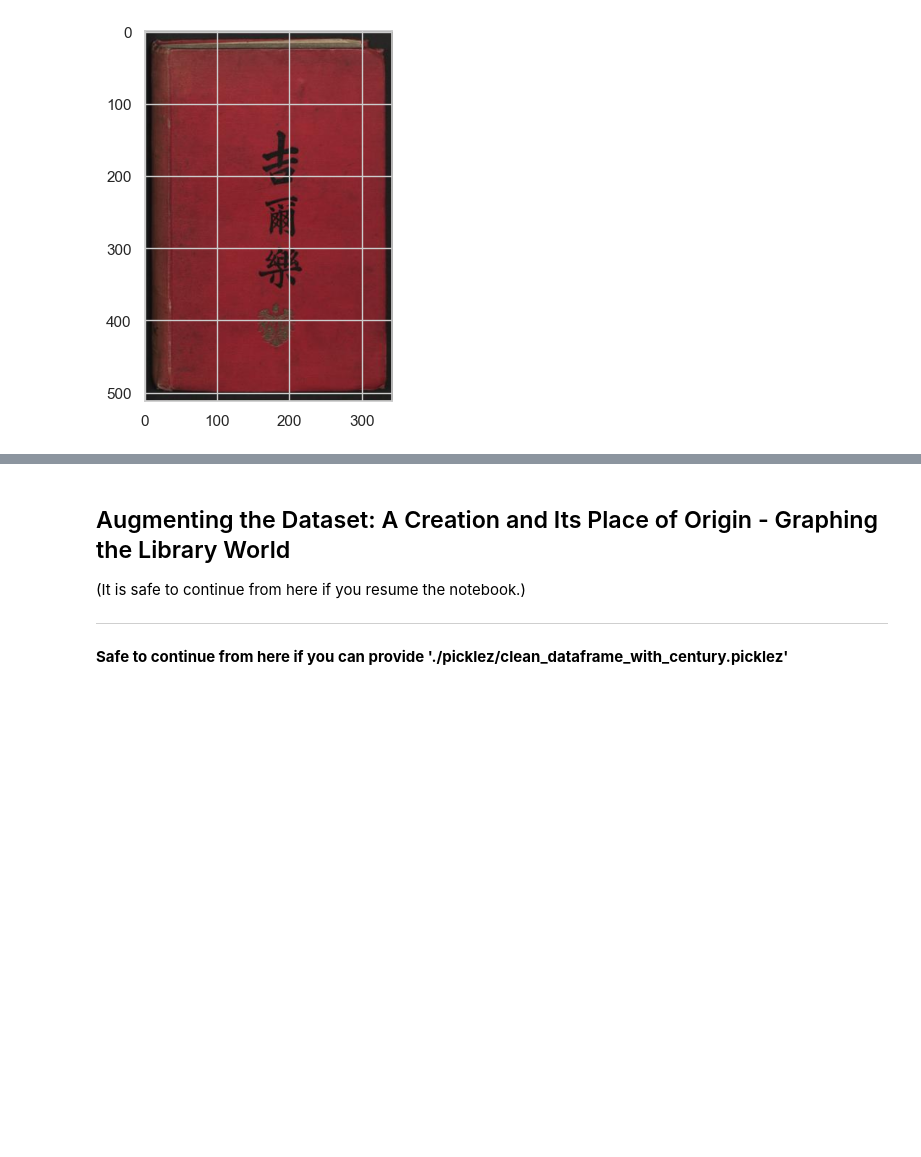
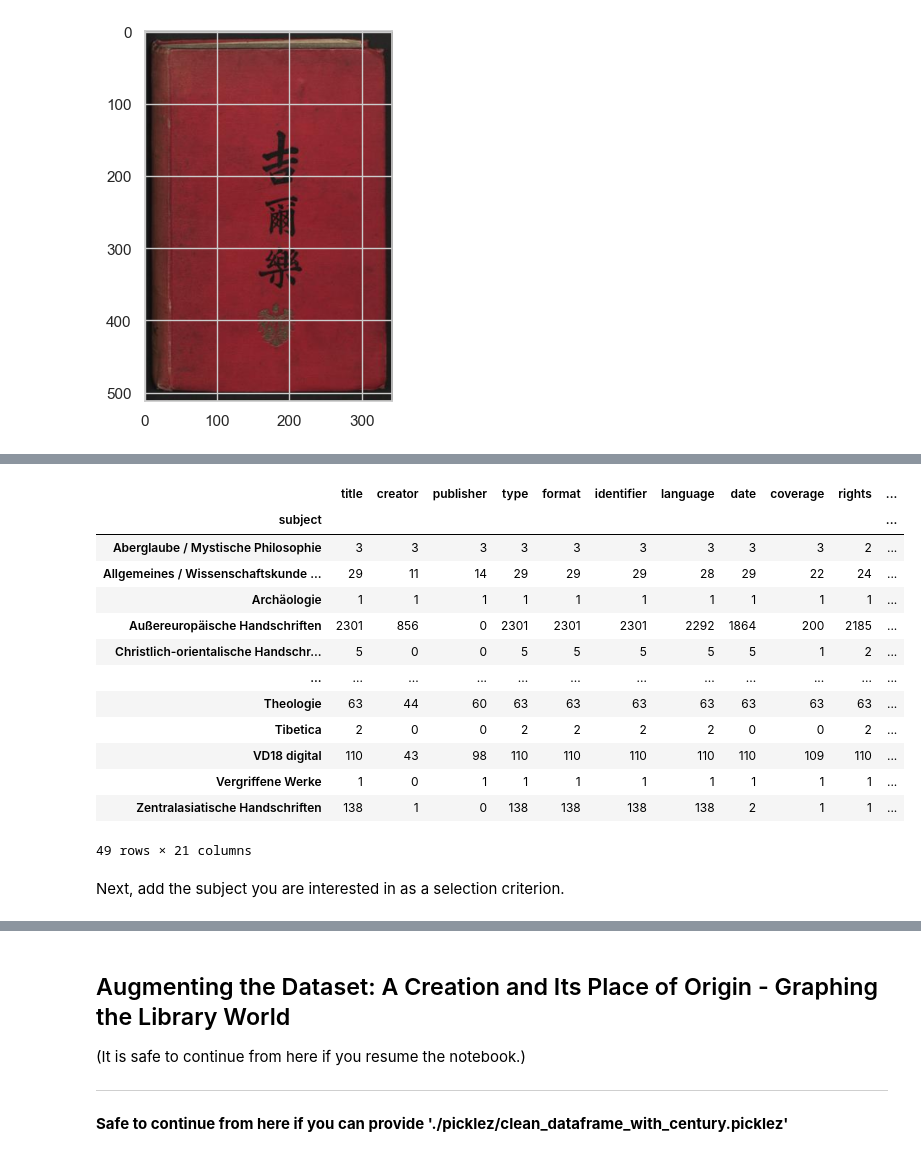
Before and after one commit to elektrobohemian/SBBrowse2018, a Jupyter notebook: DataProcessing.ipynb, the cells around one changed output, grey strips where cells are left out. Saved outputs shown, nothing was run; the diff lists cells and outputs as text; code cells hidden in the pictures; blank space fills up the shorter version.

```diff
--- a/DataProcessing.ipynb
+++ b/DataProcessing.ipynb
@@ -2703 +2715,20 @@ df4[df4.titleImage.notnull()].to_csv("cleanedData_wImg.csv",sep=',',header=True,
+# %%
+df4.groupby(["subject"]).count()
+# %% [output]
+|  | title | creator | publisher | type | format | identifier | language | date | coverage | rights | ... |
+| subject |  |  |  |  |  |  |  |  |  |  | ... |
+| Aberglaube / Mystische Philosophie | 3 | 3 | 3 | 3 | 3 | 3 | 3 | 3 | 3 | 2 | ... |
+| Allgemeines / Wissenschaftskunde ... | 29 | 11 | 14 | 29 | 29 | 29 | 28 | 29 | 22 | 24 | ... |
+| Archäologie | 1 | 1 | 1 | 1 | 1 | 1 | 1 | 1 | 1 | 1 | ... |
+| Außereuropäische Handschriften | 2301 | 856 | 0 | 2301 | 2301 | 2301 | 2292 | 1864 | 200 | 2185 | ... |
+| Christlich-orientalische Handschr... | 5 | 0 | 0 | 5 | 5 | 5 | 5 | 5 | 1 | 2 | ... |
+| ... | ... | ... | ... | ... | ... | ... | ... | ... | ... | ... | ... |
+| Theologie | 63 | 44 | 60 | 63 | 63 | 63 | 63 | 63 | 63 | 63 | ... |
+| Tibetica | 2 | 0 | 0 | 2 | 2 | 2 | 2 | 0 | 0 | 2 | ... |
+| VD18 digital | 110 | 43 | 98 | 110 | 110 | 110 | 110 | 110 | 109 | 110 | ... |
+| Vergriffene Werke | 1 | 0 | 1 | 1 | 1 | 1 | 1 | 1 | 1 | 1 | ... |
+| Zentralasiatische Handschriften | 138 | 1 | 0 | 138 | 138 | 138 | 138 | 2 | 1 | 1 | ... |
+49 rows × 21 columns
+# %% [markdown]
+Next, add the subject you are interested in as a selection criterion.
 # %%
```
Also changed, not shown: parts of 9 cells of this notebook, 1 other file.
